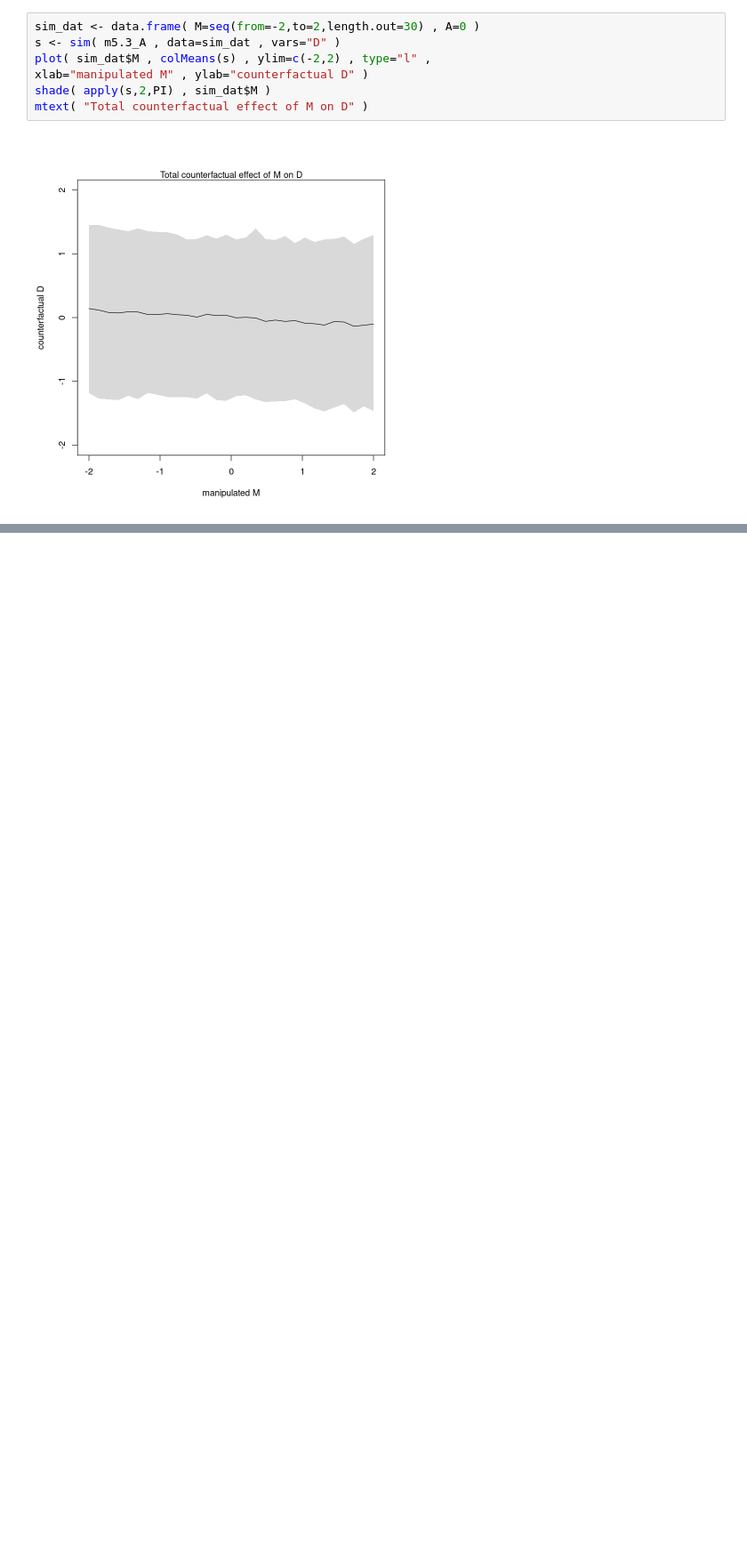
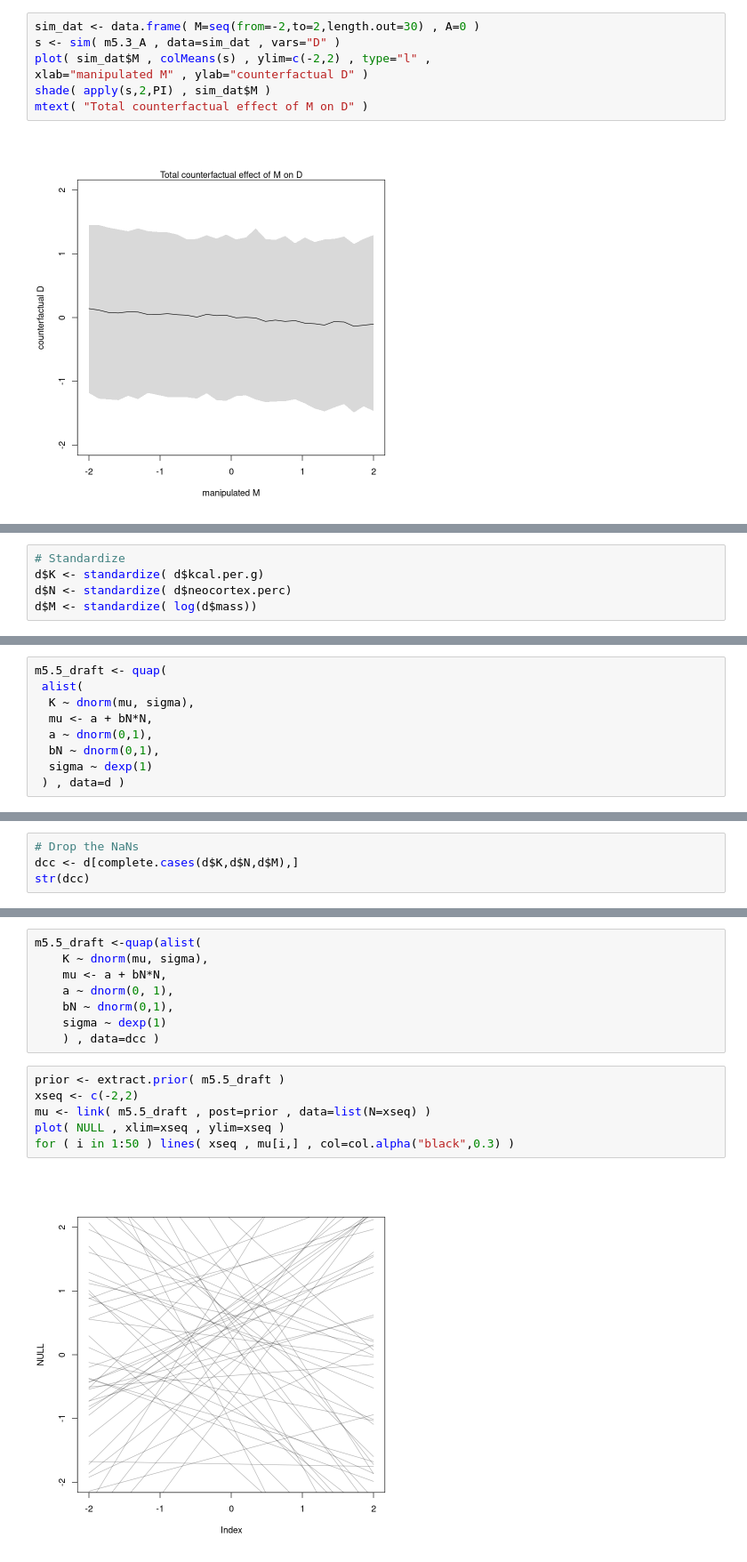
Before and after one commit to jointprob/jointprob-dm, a Jupyter notebook: r-notebooks/rethinking-book/chapter-5.ipynb, the cells around one changed output, grey strips where cells are left out. Shown at 89% size. Saved outputs shown, nothing was run; the diff lists cells and outputs as text; blank space fills up the shorter version.

```diff
--- a/r-notebooks/rethinking-book/chapter-5.ipynb
+++ b/r-notebooks/rethinking-book/chapter-5.ipynb
@@ -600,0 +613,5 @@ mtext( "Total counterfactual effect of M on D" )
+# %%
+# Standardize
+d$K <- standardize( d$kcal.per.g)
+d$N <- standardize( d$neocortex.perc)
+d$M <- standardize( log(d$mass))
@@ -600,0 +626,9 @@ mtext( "Total counterfactual effect of M on D" )
+# %%
+m5.5_draft <- quap(
+ alist(
+  K ~ dnorm(mu, sigma),
+  mu <- a + bN*N,
+  a ~ dnorm(0,1),
+  bN ~ dnorm(0,1),
+  sigma ~ dexp(1)
+ ) , data=d )
@@ -600,0 +648,4 @@ mtext( "Total counterfactual effect of M on D" )
+# %%
+# Drop the NaNs
+dcc <- d[complete.cases(d$K,d$N,d$M),]
+str(dcc)
@@ -600,0 +665,16 @@ mtext( "Total counterfactual effect of M on D" )
+# %%
+m5.5_draft <-quap(alist(
+    K ~ dnorm(mu, sigma),
+    mu <- a + bN*N,
+    a ~ dnorm(0, 1),
+    bN ~ dnorm(0,1),
+    sigma ~ dexp(1)
+    ) , data=dcc )
+# %%
+prior <- extract.prior( m5.5_draft )
+xseq <- c(-2,2)
+mu <- link( m5.5_draft , post=prior , data=list(N=xseq) )
+plot( NULL , xlim=xseq , ylim=xseq )
+for ( i in 1:50 ) lines( xseq , mu[i,] , col=col.alpha("black",0.3) )
+# %% [output]
+[figure, added]
```
Also changed, not shown: parts of 45 cells of this notebook, 4 other files.
